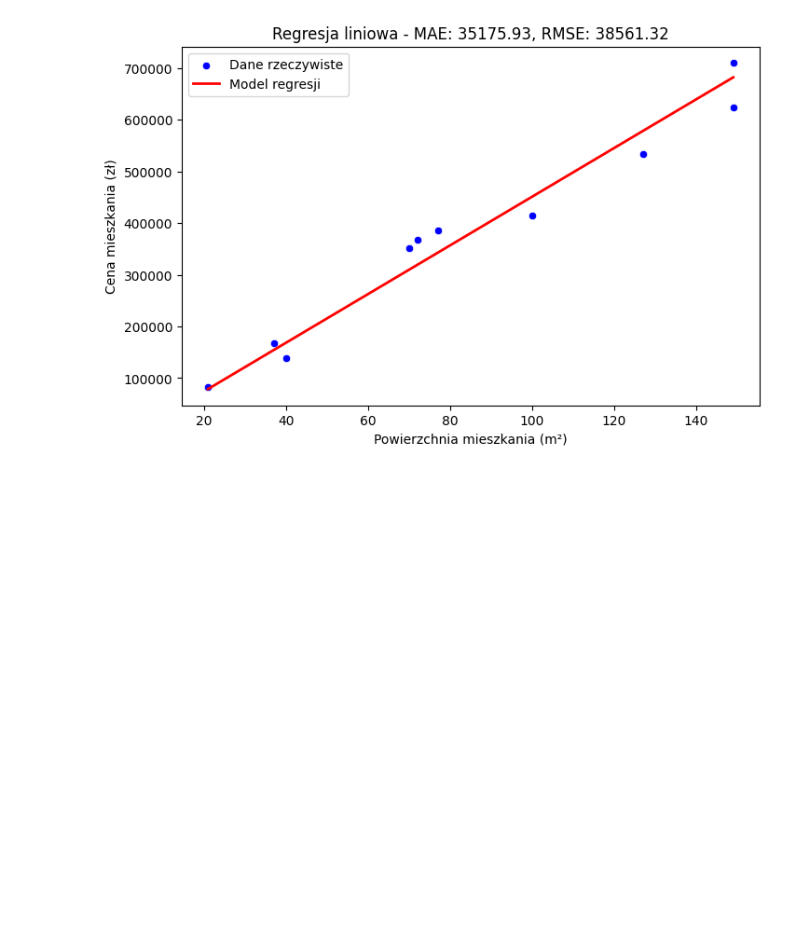
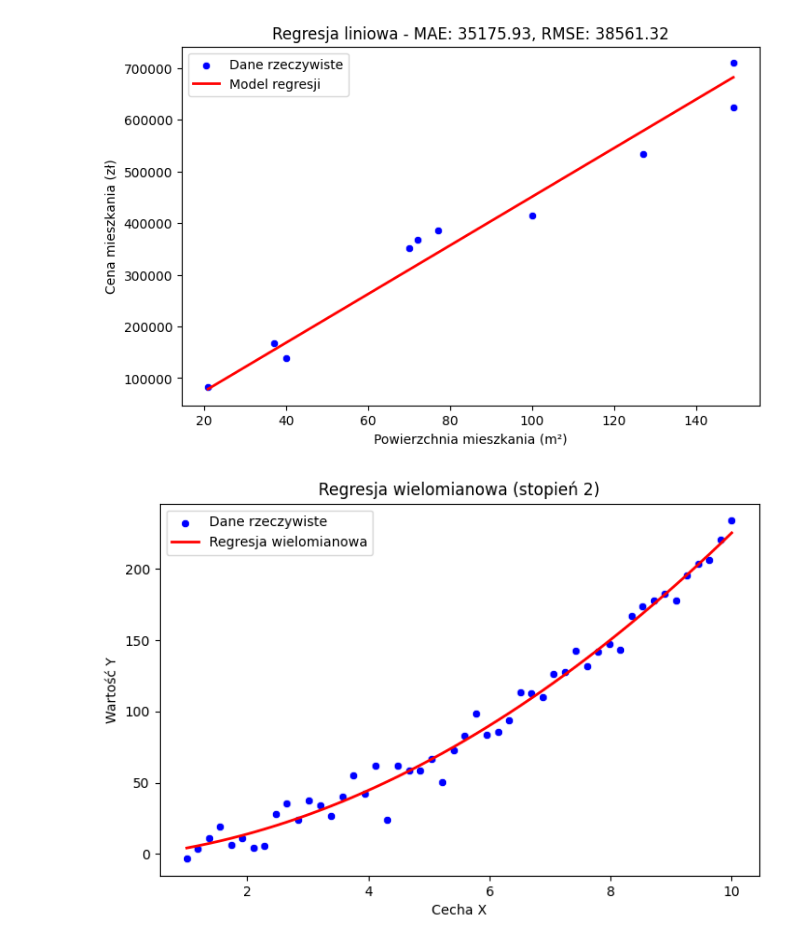
Before and after one commit to HMurawski/dump, a Jupyter notebook: dump_learning/February 25'/240225/44.ipynb, the cells around one changed output. Cells and saved outputs as stored; diff of their text form; code cells hidden in the pictures; blank space fills up the shorter version.

Commit message:
polynomial regression

```diff
--- a/dump_learning/February 25'/240225/44.ipynb
+++ b/dump_learning/February 25'/240225/44.ipynb
@@ -86,3 +86,32 @@ plt.title(f"Regresja liniowa - MAE: {mae:.2f}, RMSE: {rmse:.2f}")
 plt.show()
 # %% [output]
 [figure]
+# %%
+from sklearn.preprocessing import PolynomialFeatures
+
+# 📌 1. Generowanie nieliniowych danych
+X = np.linspace(1, 10, 50).reshape(-1, 1)  # Zakres 1-10
+y = 2 * X.ravel()**2 + 3 * X.ravel() + np.random.randn(50) * 10  # Funkcja kwadratowa z szumem
+
+# 📌 2. Transformacja na cechy wielomianowe (np. x², x³)
+poly = PolynomialFeatures(degree=2)  # Stopień wielomianu = 2
+X_poly = poly.fit_transform(X)
+
+# 📌 3. Trenowanie modelu regresji wielomianowej
+model_poly = LinearRegression()
+model_poly.fit(X_poly, y)
+
+# 📌 4. Predykcja na nowych danych
+y_pred_poly = model_poly.predict(X_poly)
+
+# 📌 5. Wizualizacja
+plt.figure(figsize=(8, 5))
+sns.scatterplot(x=X.ravel(), y=y, color='blue', label="Dane rzeczywiste")
+sns.lineplot(x=X.ravel(), y=y_pred_poly, color='red', linewidth=2, label="Regresja wielomianowa")
+plt.xlabel("Cecha X")
+plt.ylabel("Wartość Y")
+plt.legend()
+plt.title("Regresja wielomianowa (stopień 2)")
+plt.show()
+# %% [output]
+[figure, added]
```
